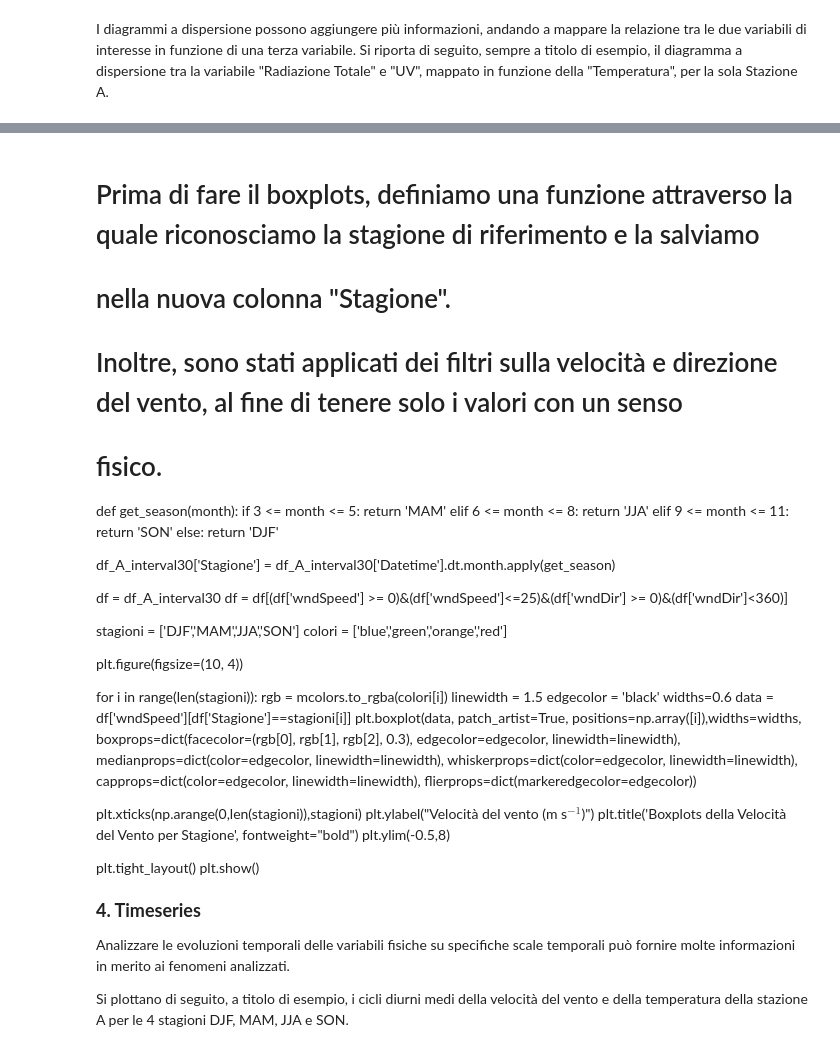
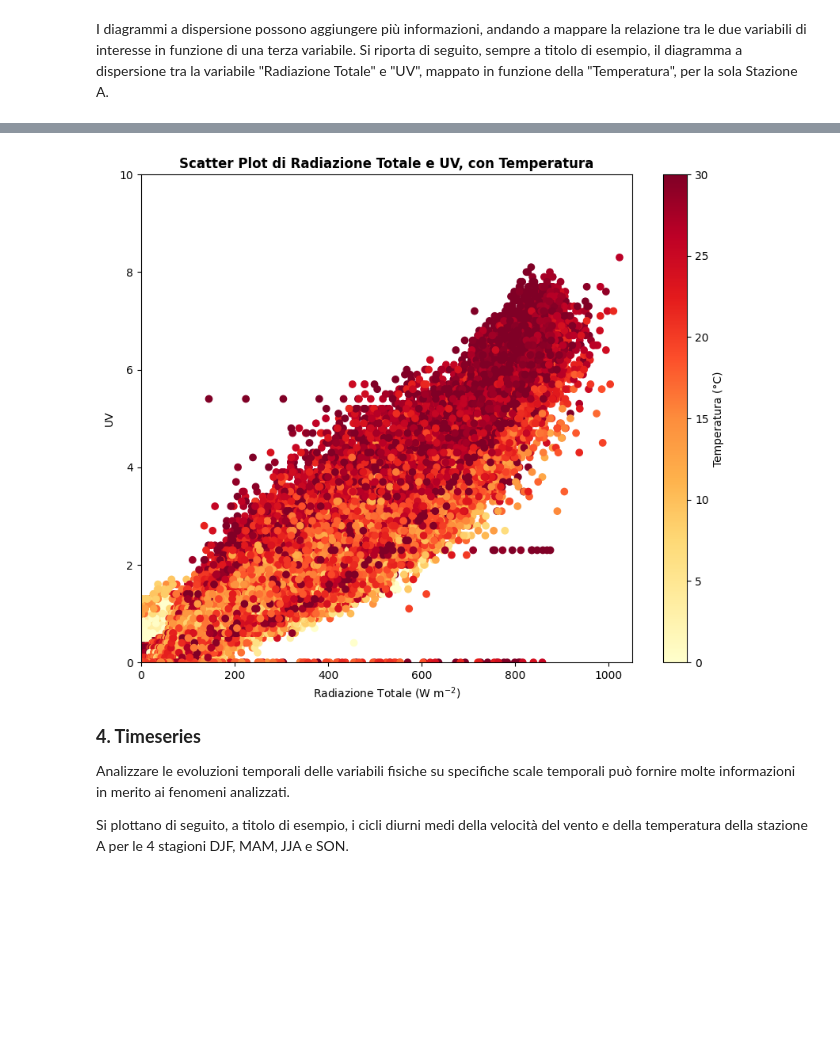
Before and after one commit to FedeJack06/Laboratorio-di-Fisica-dell-Atmosfera, a Jupyter notebook: 1esp/Notebook_Stazioni_Davis.ipynb, the cells around one changed output, grey strips where cells are left out. Drawn from its saved outputs; the diff is of its cells as text; code cells hidden in the pictures; blank space fills up the shorter version.

```diff
--- a/1esp/Notebook_Stazioni_Davis.ipynb
+++ b/1esp/Notebook_Stazioni_Davis.ipynb
@@ -455,50 +434,22 @@ plt.show()
-# %% [markdown]
-# Prima di fare il boxplots, definiamo una funzione attraverso la quale riconosciamo la stagione di riferimento e la salviamo
-# nella nuova colonna "Stagione".
-
-# Inoltre, sono stati applicati dei filtri sulla velocità e direzione del vento, al fine di tenere solo i valori con un senso
-# fisico.
-
-def get_season(month):
-    if 3 <= month <= 5:
-        return 'MAM'
-    elif 6 <= month <= 8:
-        return 'JJA'
-    elif 9 <= month <= 11:
-        return 'SON'
-    else:
-        return 'DJF'
-
-df_A_interval30['Stagione'] = df_A_interval30['Datetime'].dt.month.apply(get_season)
-
-df = df_A_interval30
-df = df[(df['wndSpeed'] >= 0)&(df['wndSpeed']<=25)&(df['wndDir'] >= 0)&(df['wndDir']<360)]
-
-stagioni = ['DJF','MAM','JJA','SON']
-colori = ['blue','green','orange','red']
-
-plt.figure(figsize=(10, 4))
-
-for i in range(len(stagioni)):
-    rgb = mcolors.to_rgba(colori[i])
-    linewidth = 1.5
-    edgecolor = 'black'
-    widths=0.6
-    data = df['wndSpeed'][df['Stagione']==stagioni[i]]
-    plt.boxplot(data, patch_artist=True, positions=np.array([i]),widths=widths,
-                  boxprops=dict(facecolor=(rgb[0], rgb[1], rgb[2], 0.3), edgecolor=edgecolor, linewidth=linewidth),
-                  medianprops=dict(color=edgecolor, linewidth=linewidth),
-                  whiskerprops=dict(color=edgecolor, linewidth=linewidth),
-                  capprops=dict(color=edgecolor, linewidth=linewidth),
-                  flierprops=dict(markeredgecolor=edgecolor))
-
-plt.xticks(np.arange(0,len(stagioni)),stagioni)
-plt.ylabel("Velocità del vento (m s$^{-1}$)")
-plt.title('Boxplots della Velocità del Vento per Stagione', fontweight="bold")
-plt.ylim(-0.5,8)
-
-plt.tight_layout()
-plt.show()
+# %%
+plt.figure(figsize=(10, 8))
+
+scatter_plot = plt.scatter(df_A_interval30['totRad'], df_A_interval30['UV'],
+                           c=df_A_interval30['outTemp'],vmin=0, vmax=30, cmap='YlOrRd')
+
+plt.xlabel('Radiazione Totale (W m$^{-2}$)')
+plt.xlim(0,1050)
+
+plt.ylabel('UV')
+plt.ylim(0,10)
+
+plt.colorbar(scatter_plot, label='Temperatura (°C)')
+
+plt.title('Scatter Plot di Radiazione Totale e UV, con Temperatura', fontweight="bold")
+
+plt.show()
+# %% [output]
+[figure, added]
 # %% [markdown]
   <span style="font-size: large;">**4. Timeseries**
 
```
Also changed, not shown: parts of 19 cells of this notebook, 5 other files.
